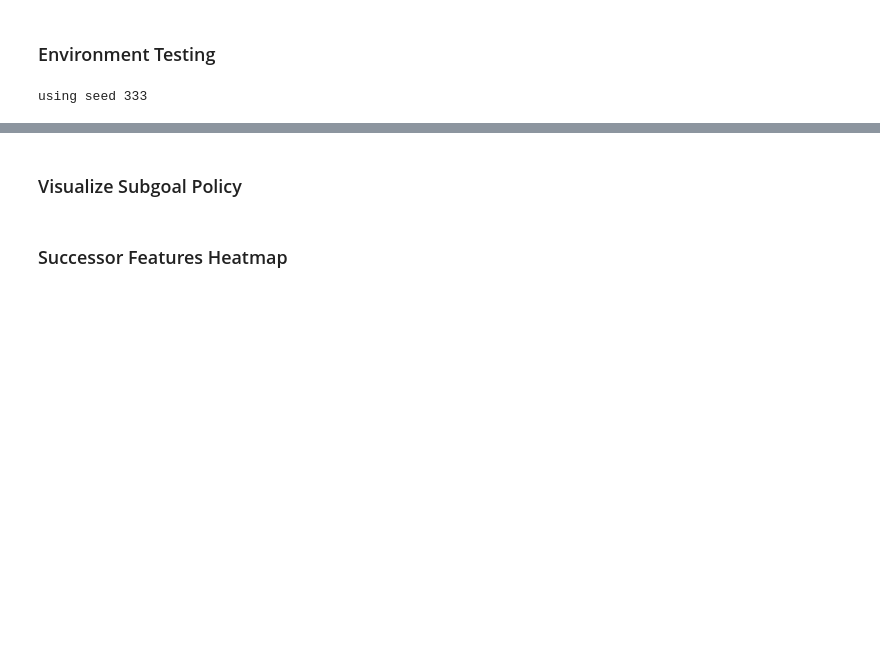
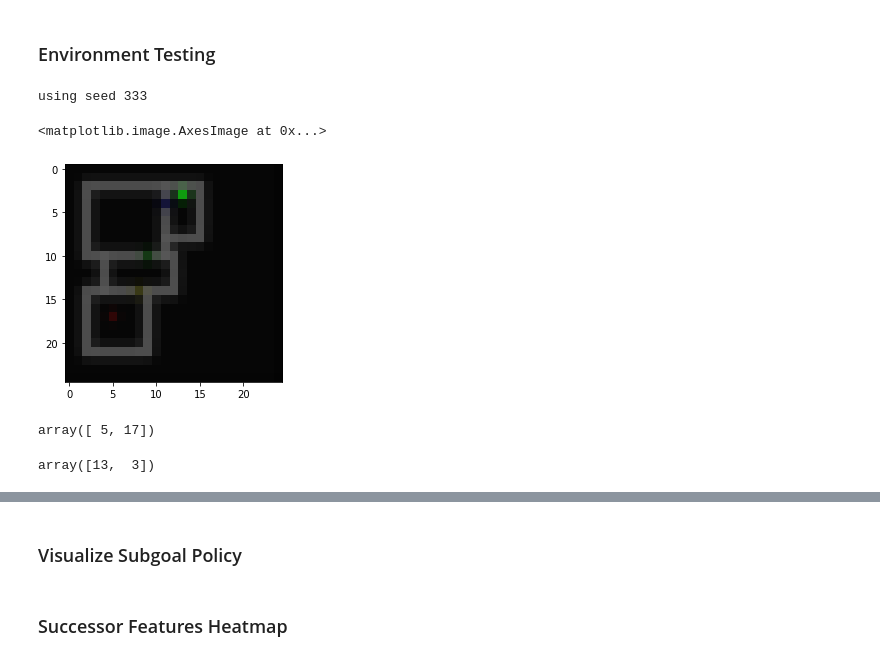
Before and after one commit to 2016choang/sfl, a Jupyter notebook: playground/new-envs.ipynb, the cells around one changed output, grey strips where cells are left out. Cells and saved outputs as stored; diff of their text form; code cells hidden in the pictures; blank space fills up the shorter version.

```diff
--- a/playground/new-envs.ipynb
+++ b/playground/new-envs.ipynb
@@ -138,7 +268,9 @@ mode = config['mode']
 minigrid_config = config['env']
 minigrid_config['seed'] = 0
 minigrid_config['size'] = [25, 25]
-# minigrid_config['partial'] = True
+minigrid_config['partial'] = False
+minigrid_config['num_rooms'] = 4
+minigrid_config['use_doors'] = True
 # minigrid_config['tile_size'] = 8
 env_id=None
 set_seed(config['seed'])
@@ -146,6 +278,19 @@ set_seed(config['seed'])
 env = gym_make(id=env_id, mode=mode, minigrid_config=minigrid_config)
 # %% [output]
 using seed 333
+# %%
+plt.imshow(env.reset())
+# %% [output]
+<matplotlib.image.AxesImage at 0x...>
+[figure, added]
+# %%
+env.agent_pos
+# %% [output]
+array([ 5, 17])
+# %%
+env.goal_pos
+# %% [output]
+array([13,  3])
 # %%
 test = np.arange(25).reshape(5, 5)
 test
```
Also changed, not shown: parts of 14 cells of this notebook, 5 other files.
